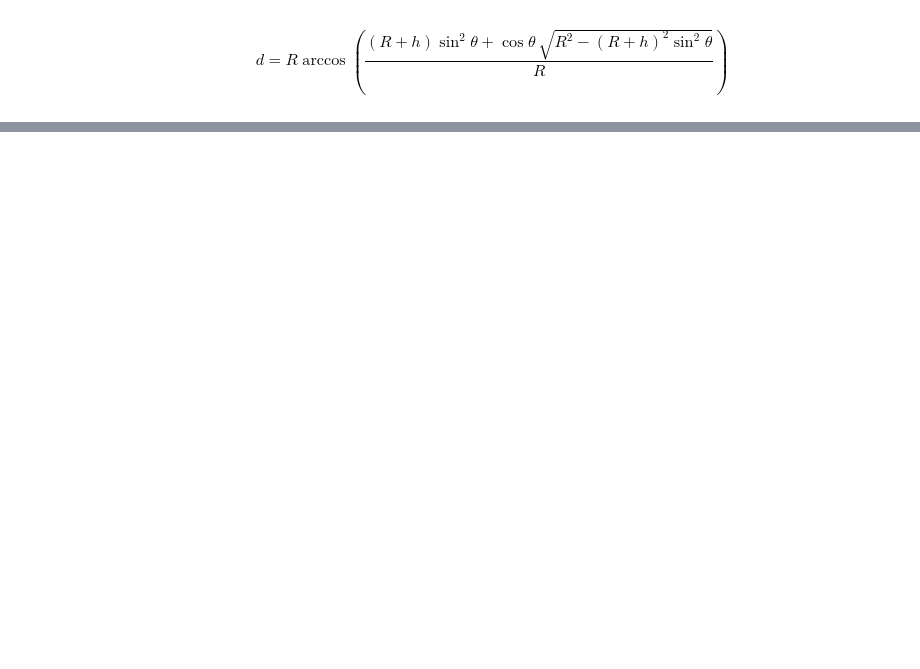
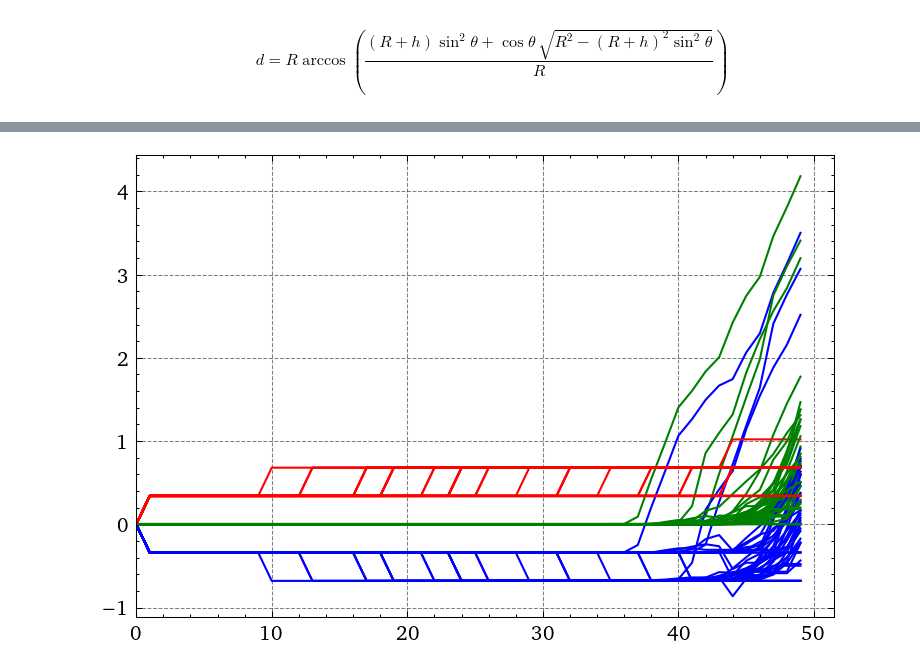
Before and after one commit to Shreeyam/phd_code, a Jupyter notebook: notebooks/lookahead_discounting_analytic.ipynb, the cells around one changed output, grey strips where cells are left out. Drawn from its saved outputs; the diff is of its cells as text; code cells hidden in the pictures; blank space fills up the shorter version.

```diff
--- a/notebooks/lookahead_discounting_analytic.ipynb
+++ b/notebooks/lookahead_discounting_analytic.ipynb
@@ -227,0 +279,18 @@ TypeError: 'NoneType' object is not subscriptable
+# %%
+# Plot some costs, utilities
+fig = plt.figure(figsize=(6, 4), dpi=150)
+for idx in range(len(utilities)):
+    # idx = 3
+    adv = advs[idx]
+    cost = costs[idx]
+    utility = utilities[idx]
+
+
+    plt.plot(utility, label='Utility', color='blue')
+    plt.plot(adv, label='Advantage', color='green')
+    plt.plot(cost, label='Cost', color='red')
+# plt.legend()
+plt.xlim(0)
+plt.show()
+# %% [output]
+[figure, added]
```
Also changed, not shown: parts of 4 cells of this notebook, 9 other files.
